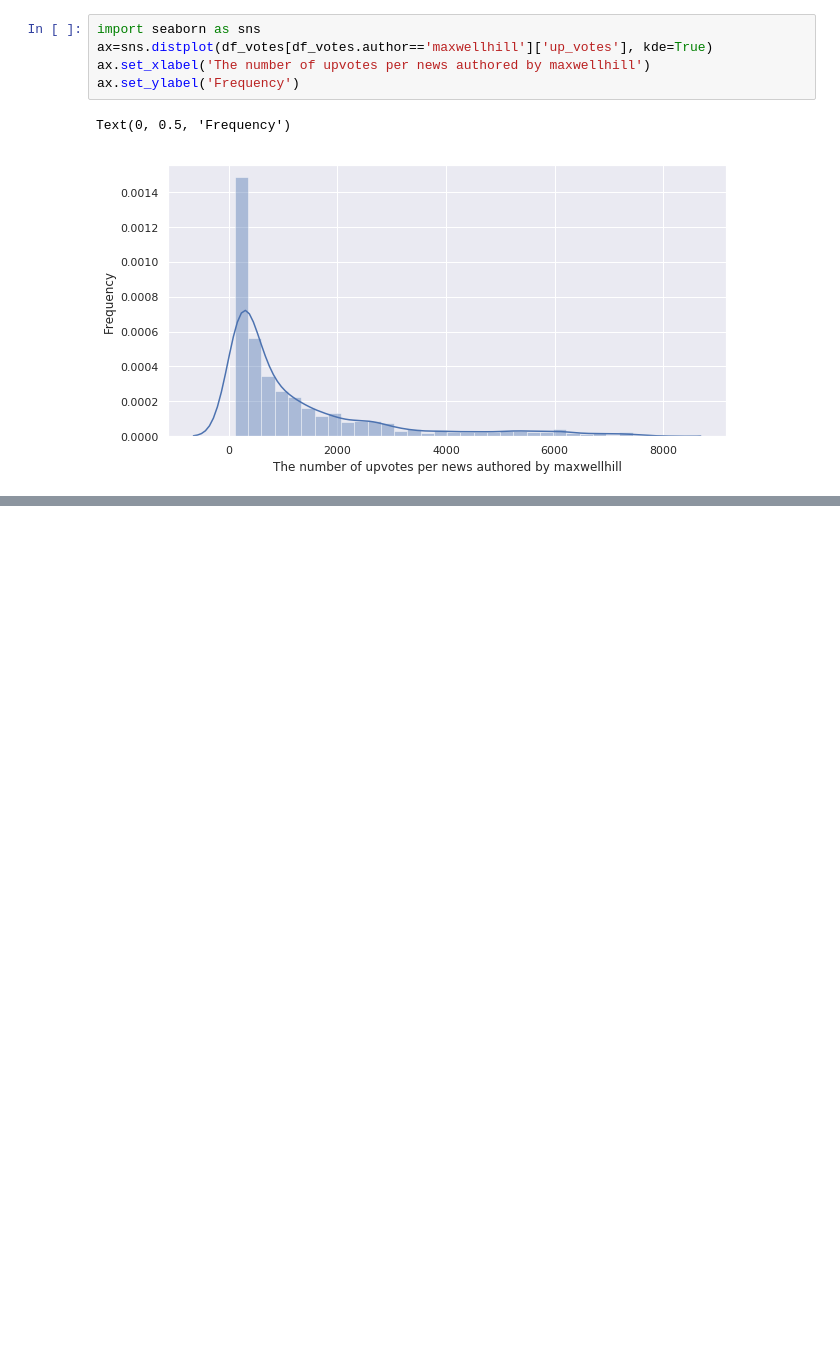
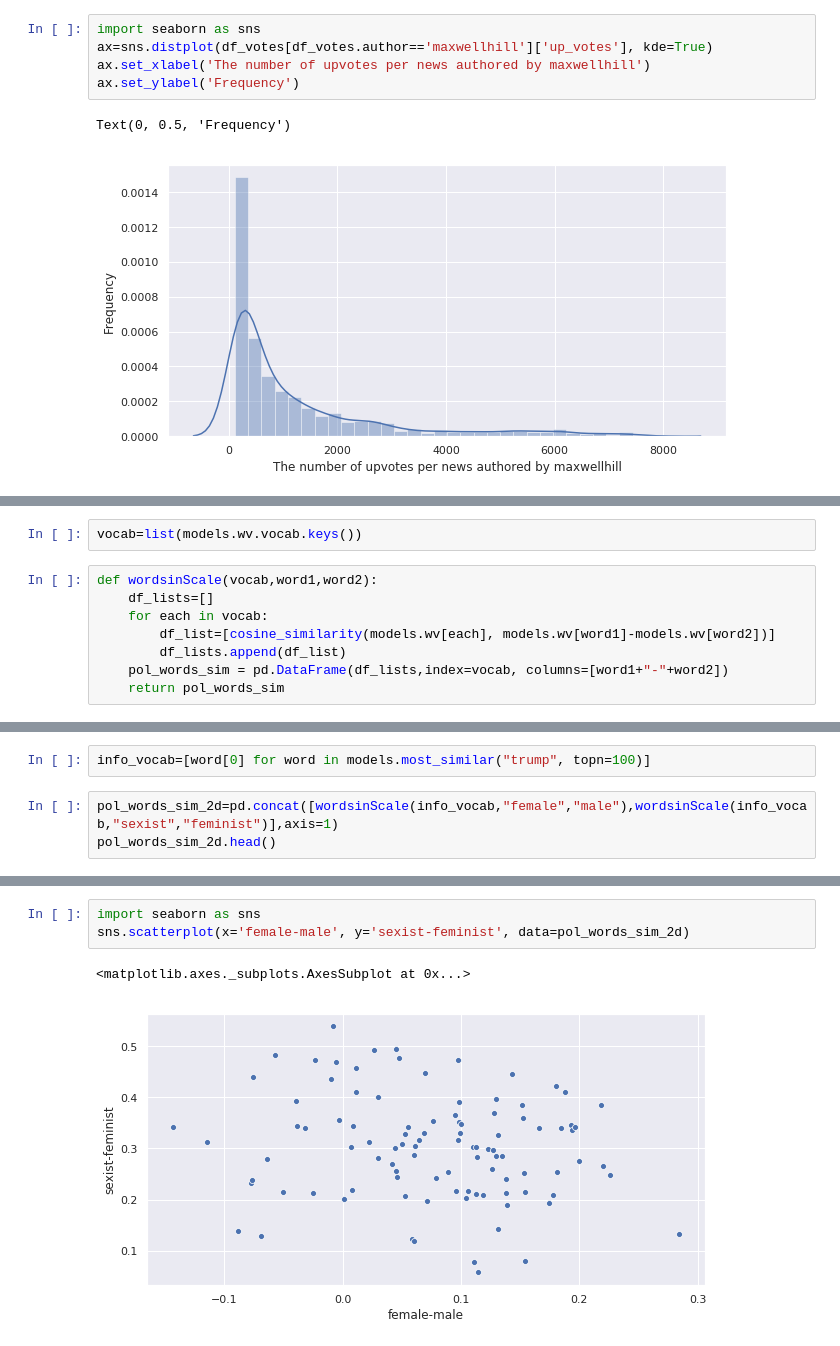
Before and after one commit to githubxinchunli/Exploratory-Analysis-of-Reddit-World-News, a Jupyter notebook: RedditNews.ipynb, the cells around one changed output, grey strips where cells are left out. Saved outputs shown, nothing was run; the diff lists cells and outputs as text; blank space fills up the shorter version.

```diff
--- a/RedditNews.ipynb
+++ b/RedditNews.ipynb
@@ -205,0 +501,10 @@ Text(0, 0.5, 'Frequency')
+# %%
+vocab=list(models.wv.vocab.keys())
+# %%
+def wordsinScale(vocab,word1,word2):
+    df_lists=[]
+    for each in vocab:
+        df_list=[cosine_similarity(models.wv[each], models.wv[word1]-models.wv[word2])]
+        df_lists.append(df_list)
+    pol_words_sim = pd.DataFrame(df_lists,index=vocab, columns=[word1+"-"+word2])
+    return pol_words_sim
@@ -205,0 +643,5 @@ Text(0, 0.5, 'Frequency')
+# %%
+info_vocab=[word[0] for word in models.most_similar("trump", topn=100)]
+# %%
+pol_words_sim_2d=pd.concat([wordsinScale(info_vocab,"female","male"),wordsinScale(info_vocab,"sexist","feminist")],axis=1)
+pol_words_sim_2d.head()
@@ -205,0 +655,6 @@ Text(0, 0.5, 'Frequency')
+# %%
+import seaborn as sns
+sns.scatterplot(x='female-male', y='sexist-feminist', data=pol_words_sim_2d)
+# %% [output]
+<matplotlib.axes._subplots.AxesSubplot at 0x...>
+[figure, added]
```
Also changed, not shown: parts of 53 cells of this notebook.
